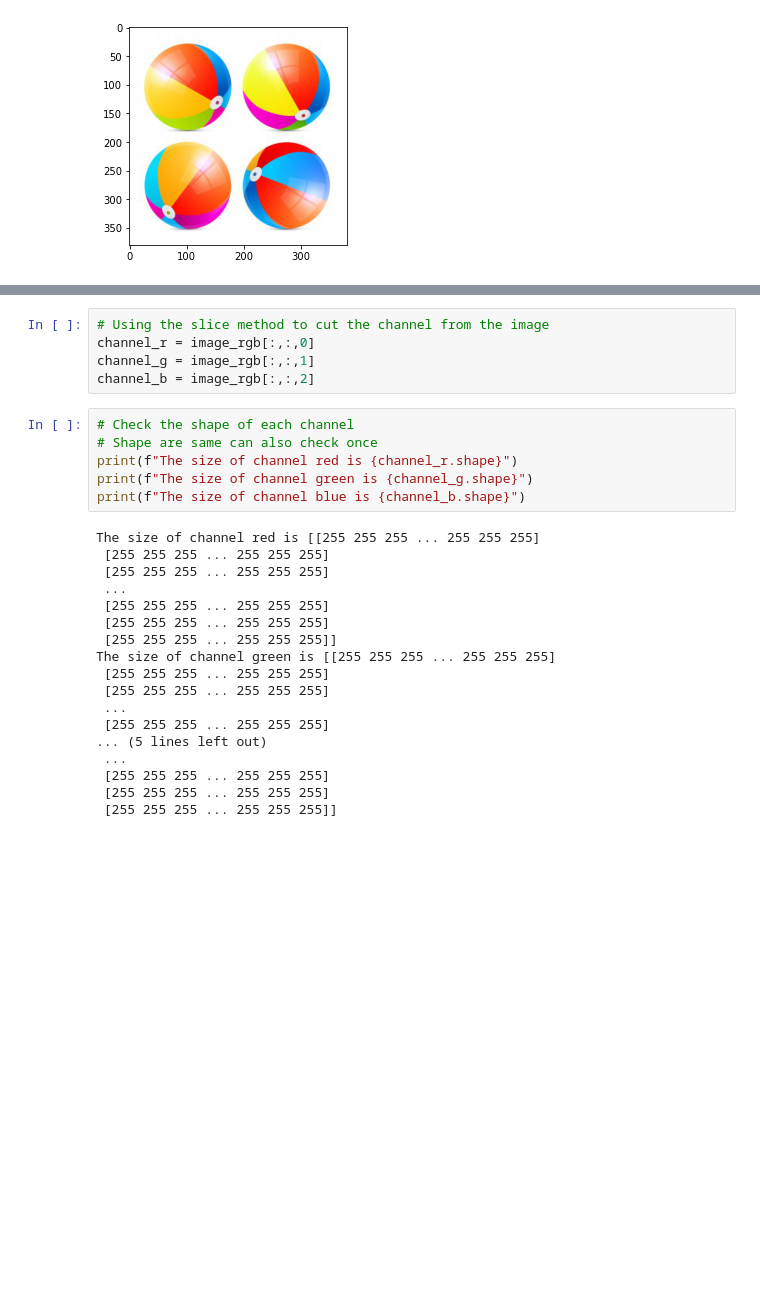
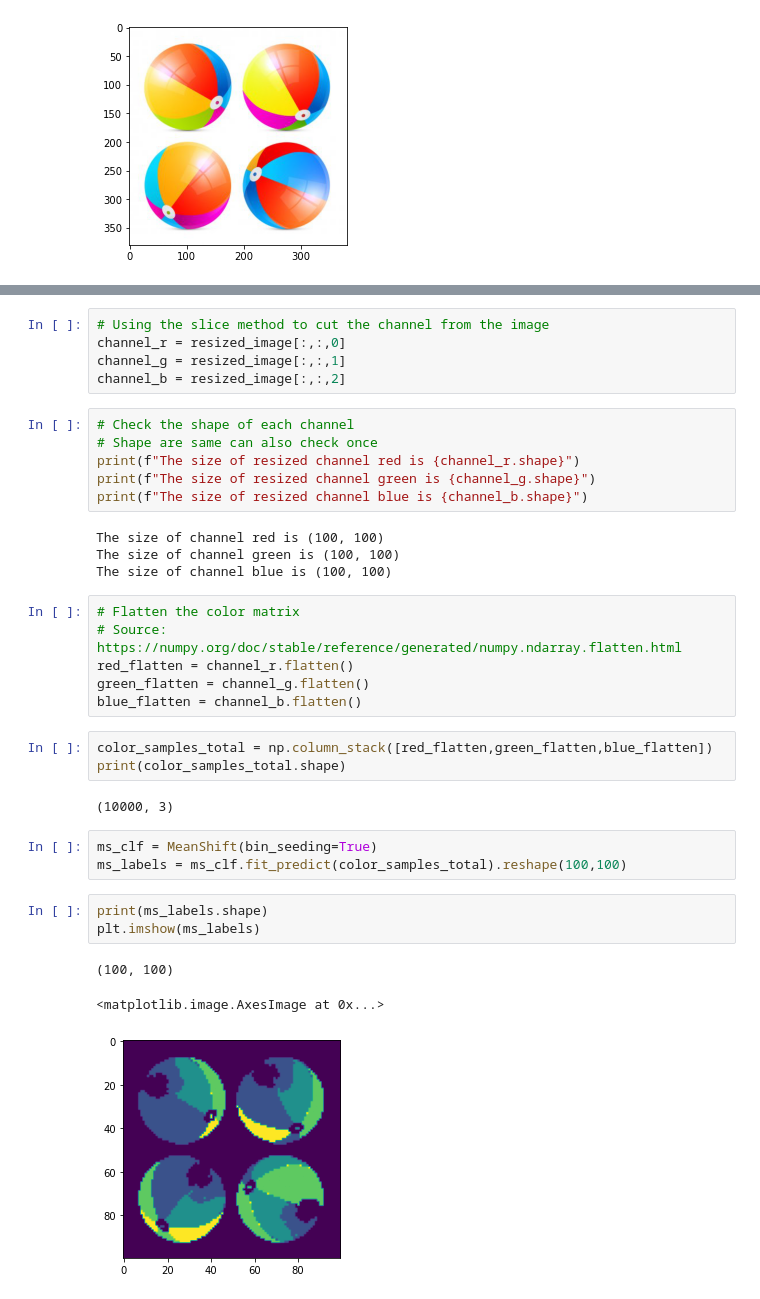
Before and after one commit to RRRRRRRRRRRoy/COMP9517-LabNAss, a Jupyter notebook: Lab04/lab04.ipynb, the cells around one changed output, grey strips where cells are left out. Drawn from its saved outputs; the diff is of its cells as text; blank space fills up the shorter version.

```diff
--- a/Lab04/lab04.ipynb
+++ b/Lab04/lab04.ipynb
@@ -91,29 +121,36 @@ print(image_rgb.shape)
 # %%
 # Using the slice method to cut the channel from the image
-channel_r = image_rgb[:,:,0]
-channel_g = image_rgb[:,:,1]
-channel_b = image_rgb[:,:,2]
+channel_r = resized_image[:,:,0]
+channel_g = resized_image[:,:,1]
+channel_b = resized_image[:,:,2]
 # %%
 # Check the shape of each channel
 # Shape are same can also check once
-print(f"The size of channel red is {channel_r.shape}")
-print(f"The size of channel green is {channel_g.shape}")
-print(f"The size of channel blue is {channel_b.shape}")
+print(f"The size of resized channel red is {channel_r.shape}")
+print(f"The size of resized channel green is {channel_g.shape}")
+print(f"The size of resized channel blue is {channel_b.shape}")
 # %% [output]
-The size of channel red is [[255 255 255 ... 255 255 255]
- [255 255 255 ... 255 255 255]
- [255 255 255 ... 255 255 255]
- ...
- [255 255 255 ... 255 255 255]
- [255 255 255 ... 255 255 255]
- [255 255 255 ... 255 255 255]]
-The size of channel green is [[255 255 255 ... 255 255 255]
- [255 255 255 ... 255 255 255]
- [255 255 255 ... 255 255 255]
- ...
- [255 255 255 ... 255 255 255]
-... (5 lines left out)
- ...
- [255 255 255 ... 255 255 255]
- [255 255 255 ... 255 255 255]
- [255 255 255 ... 255 255 255]]
+The size of channel red is (100, 100)
+The size of channel green is (100, 100)
+The size of channel blue is (100, 100)
+# %%
+# Flatten the color matrix
+# Source: https://numpy.org/doc/stable/reference/generated/numpy.ndarray.flatten.html
+red_flatten = channel_r.flatten()
+green_flatten = channel_g.flatten()
+blue_flatten = channel_b.flatten()
+# %%
+color_samples_total = np.column_stack([red_flatten,green_flatten,blue_flatten])
+print(color_samples_total.shape)
+# %% [output]
+(10000, 3)
+# %%
+ms_clf = MeanShift(bin_seeding=True)
+ms_labels = ms_clf.fit_predict(color_samples_total).reshape(100,100)
+# %%
+print(ms_labels.shape)
+plt.imshow(ms_labels)
+# %% [output]
+(100, 100)
+<matplotlib.image.AxesImage at 0x...>
+[figure, added]
```
Also changed, not shown: parts of 10 cells of this notebook.
